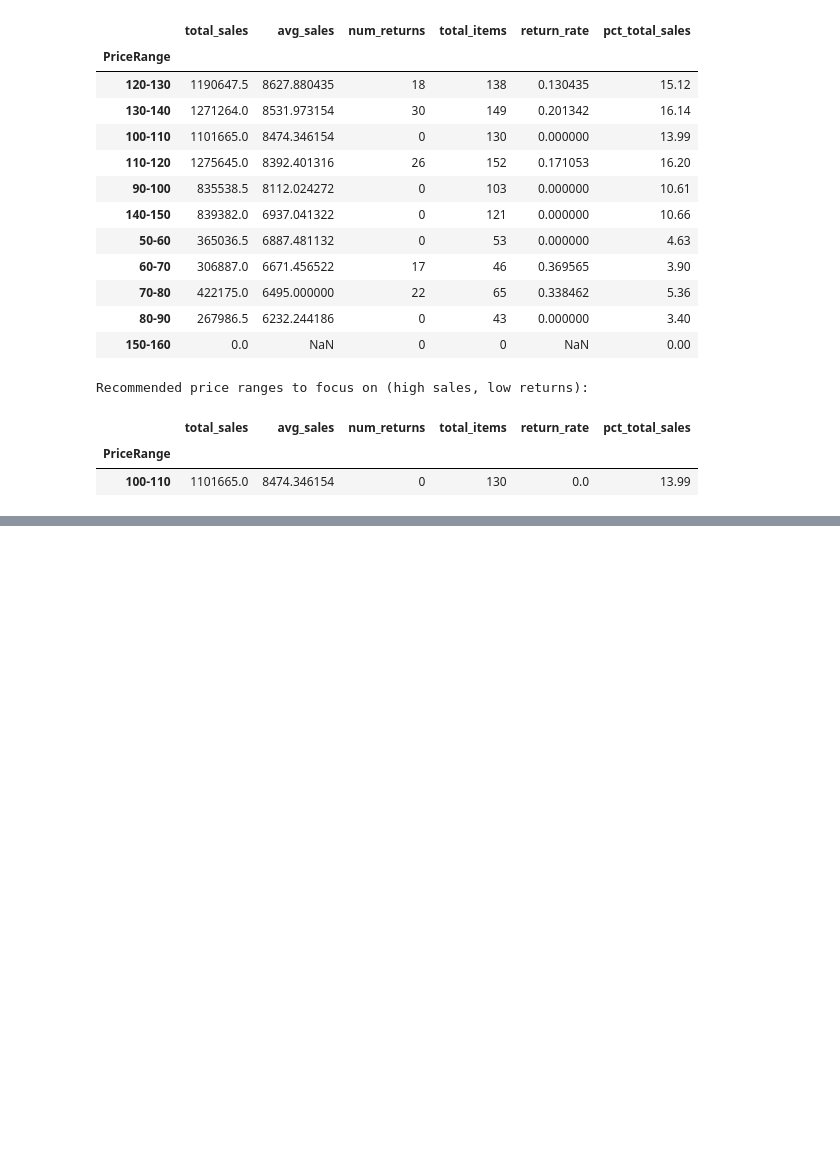
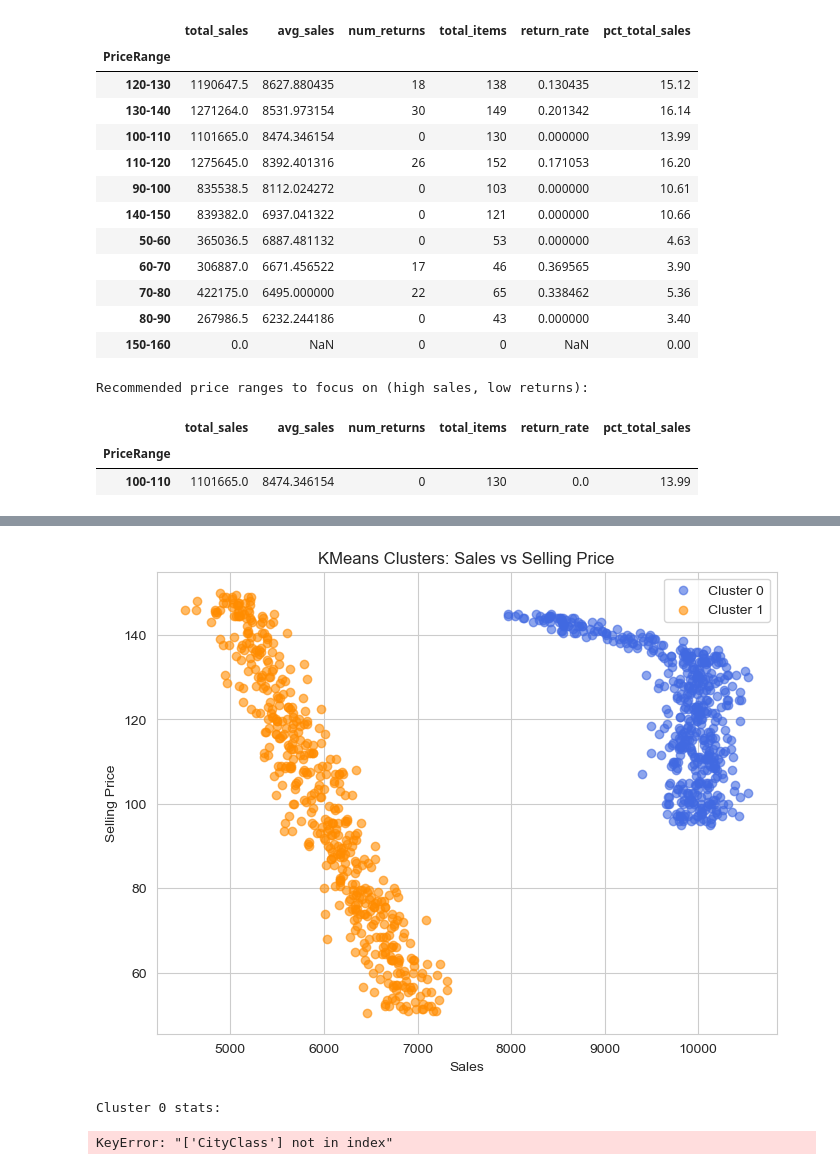
Before and after one commit to mepravintp/PG-IITB, a Jupyter notebook: PML/ExamPracticeLastSem/Fitco_Data_Science.ipynb, the cells around one changed output, grey strips where cells are left out. Drawn from its saved outputs; the diff is of its cells as text; code cells hidden in the pictures; blank space fills up the shorter version.

```diff
--- a/PML/ExamPracticeLastSem/Fitco_Data_Science.ipynb
+++ b/PML/ExamPracticeLastSem/Fitco_Data_Science.ipynb
@@ -204,0 +208,34 @@ Recommended price ranges to focus on (high sales, low returns):
+# %%
+from sklearn.cluster import KMeans
+import matplotlib.pyplot as plt
+import numpy as np
+
+# Prepare data for clustering
+X_cluster = df[['Sales', 'SellingPrice']].values
+
+# Fit KMeans with 2 clusters
+kmeans = KMeans(n_clusters=2, random_state=42)
+df['cluster'] = kmeans.fit_predict(X_cluster)
+
+# Visualize clusters
+plt.figure(figsize=(8,6))
+colors = np.array(['royalblue', 'darkorange'])
+for i in range(2):
+    plt.scatter(df[df['cluster']==i]['Sales'], df[df['cluster']==i]['SellingPrice'],
+                c=colors[i], label=f'Cluster {i}', alpha=0.6)
+plt.xlabel('Sales')
+plt.ylabel('Selling Price')
+plt.title('KMeans Clusters: Sales vs Selling Price')
+plt.legend()
+plt.show()
+
+# Analyze cluster characteristics
+for i in range(2):
+    print(f"\nCluster {i} stats:")
+    print(df[df['cluster']==i][['Sales','SellingPrice','Returned','CityClass']].describe())
+    print('Return Rate:', df[df['cluster']==i]['Returned'].mean().round(3))
+    print('Top City Class:', df[df['cluster']==i]['CityClass'].value_counts().idxmax())
+# %% [output]
+[figure, added]
+Cluster 0 stats:
+KeyError: "['CityClass'] not in index"
```
Also changed, not shown: parts of 6 cells of this notebook, 16 other files.
